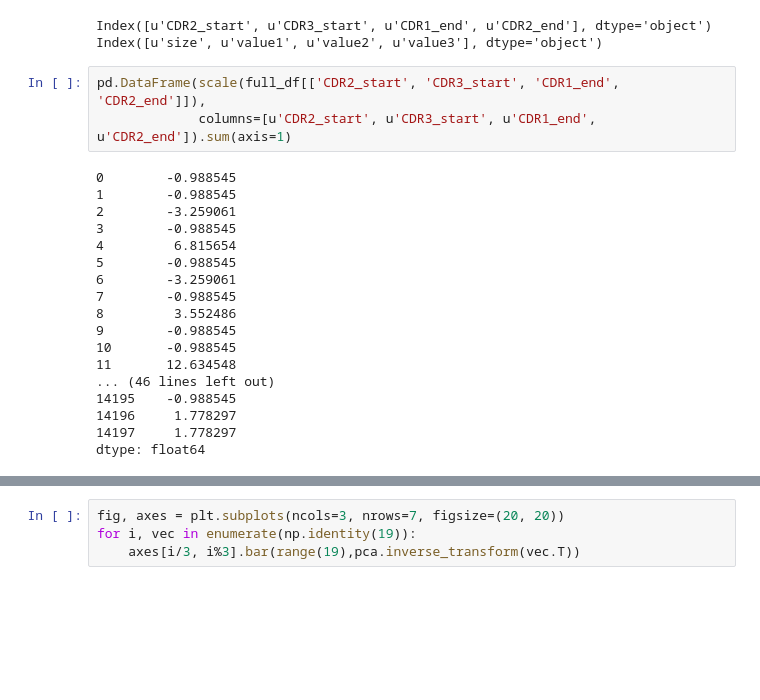
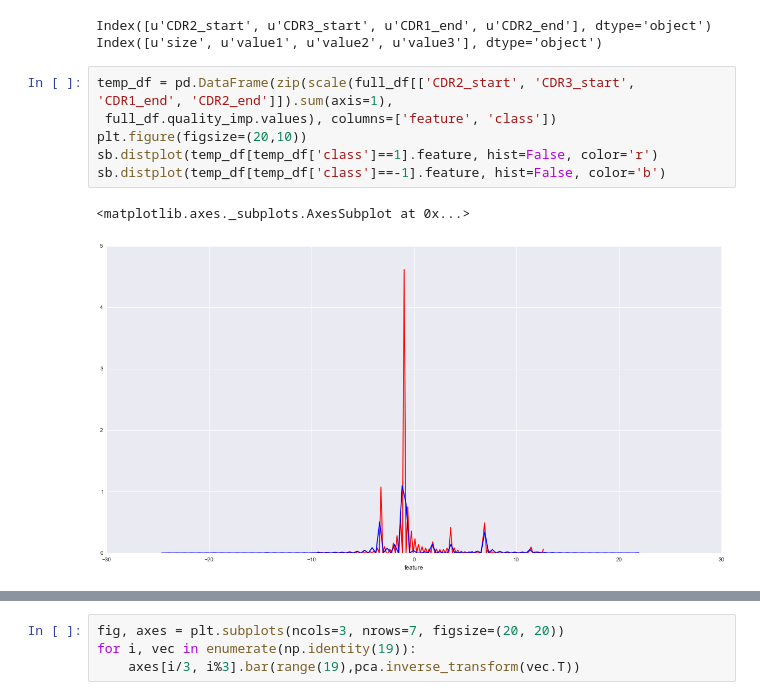
Before and after one commit to NikitaDurasov/CAB_imm, a Jupyter notebook: base.ipynb, the cells around one changed output, grey strips where cells are left out. Cells and saved outputs as stored; diff of their text form; blank space fills up the shorter version.

Commit message:
started to work with flu

```diff
--- a/base.ipynb
+++ b/base.ipynb
@@ -732,24 +740,12 @@ print full_df[full_df.columns[:-4]].columns[[9,10,11,12]]
 # %% [output]
 Index([u'CDR2_start', u'CDR3_start', u'CDR1_end', u'CDR2_end'], dtype='object')
 Index([u'size', u'value1', u'value2', u'value3'], dtype='object')
-# %%
-pd.DataFrame(scale(full_df[['CDR2_start', 'CDR3_start', 'CDR1_end', 'CDR2_end']]),
-             columns=[u'CDR2_start', u'CDR3_start', u'CDR1_end', u'CDR2_end']).sum(axis=1)
-# %% [output]
-0        -0.988545
-1        -0.988545
-2        -3.259061
-3        -0.988545
-4         6.815654
-5        -0.988545
-6        -3.259061
-7        -0.988545
-8         3.552486
-9        -0.988545
-10       -0.988545
-11       12.634548
-... (46 lines left out)
-14195    -0.988545
-14196     1.778297
-14197     1.778297
-dtype: float64
+# %%
+temp_df = pd.DataFrame(zip(scale(full_df[['CDR2_start', 'CDR3_start', 'CDR1_end', 'CDR2_end']]).sum(axis=1),
+ full_df.quality_imp.values), columns=['feature', 'class'])
+plt.figure(figsize=(20,10))
+sb.distplot(temp_df[temp_df['class']==1].feature, hist=False, color='r')
+sb.distplot(temp_df[temp_df['class']==-1].feature, hist=False, color='b')
+# %% [output]
+<matplotlib.axes._subplots.AxesSubplot at 0x...>
+[figure, added]
```
Also changed, not shown: parts of 19 cells of this notebook, 1 other file.
